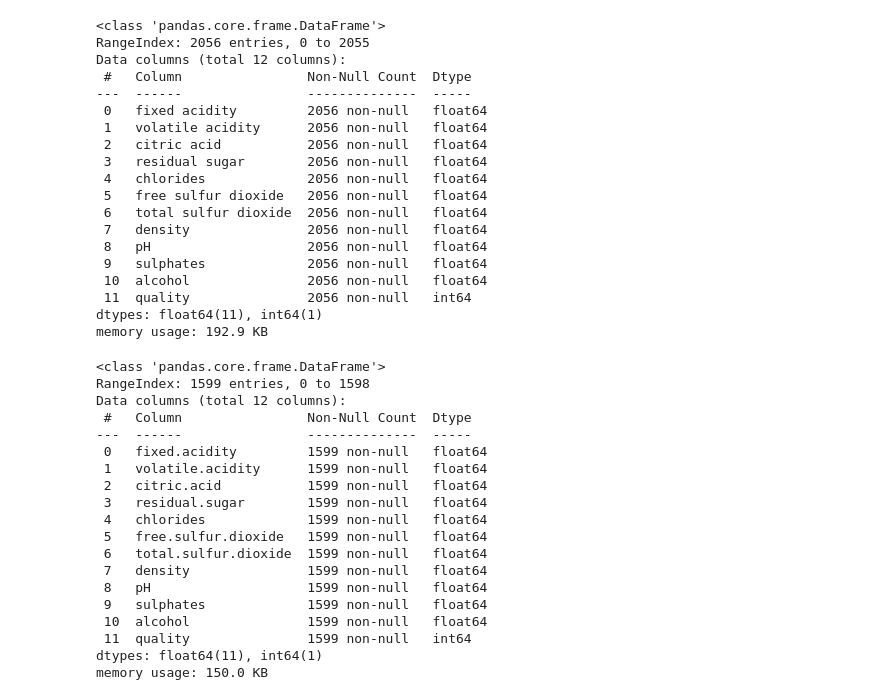
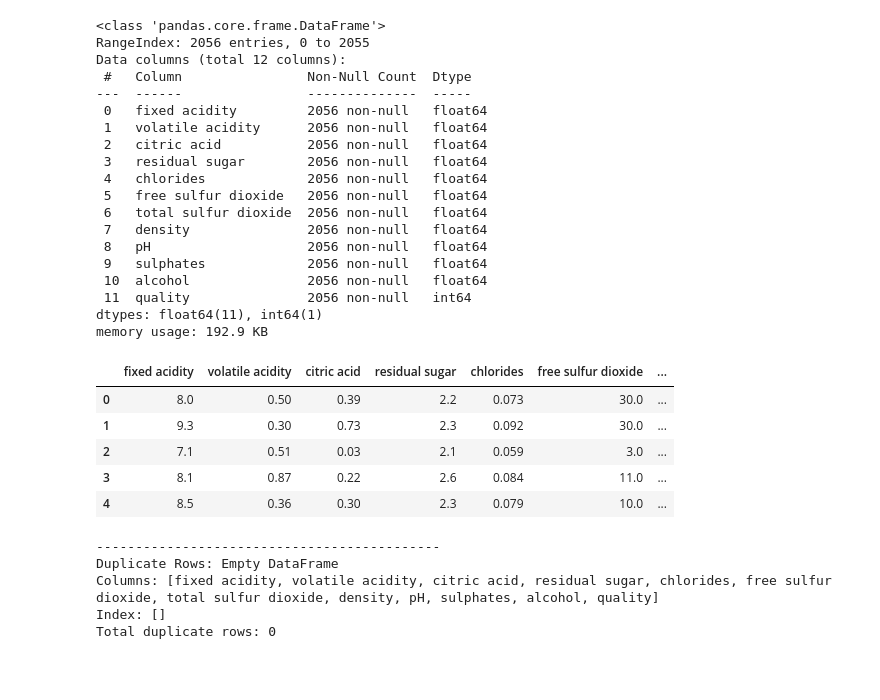
Before and after one commit to Nicholas-Simpson/Project-4, a Jupyter notebook: Michael/wine_data_cleaning.ipynb, the cells around one changed output. Cells and saved outputs as stored; diff of their text form; code cells hidden in the pictures; blank space fills up the shorter version.

```diff
--- a/Michael/wine_data_cleaning.ipynb
+++ b/Michael/wine_data_cleaning.ipynb
@@ -41,46 +72,37 @@ memory usage: 118.0 KB
 # %%
 orig_train_noID = orig_train.drop(columns='Id')
 orig_train_noID.info()
+display(orig_train_noID.head())
+
+find_duplicate(orig_train_noID)
 # %% [output]
 <class 'pandas.core.frame.DataFrame'>
 RangeIndex: 2056 entries, 0 to 2055
 Data columns (total 12 columns):
  #   Column                Non-Null Count  Dtype
 ---  ------                --------------  -----
  0   fixed acidity         2056 non-null   float64
  1   volatile acidity      2056 non-null   float64
  2   citric acid           2056 non-null   float64
  3   residual sugar        2056 non-null   float64
  4   chlorides             2056 non-null   float64
  5   free sulfur dioxide   2056 non-null   float64
  6   total sulfur dioxide  2056 non-null   float64
  7   density               2056 non-null   float64
  8   pH                    2056 non-null   float64
  9   sulphates             2056 non-null   float64
  10  alcohol               2056 non-null   float64
  11  quality               2056 non-null   int64
 dtypes: float64(11), int64(1)
 memory usage: 192.9 KB
+|  | fixed acidity | volatile acidity | citric acid | residual sugar | chlorides | free sulfur dioxide | ... |
+| 0 | 8.0 | 0.50 | 0.39 | 2.2 | 0.073 | 30.0 | ... |
+| 1 | 9.3 | 0.30 | 0.73 | 2.3 | 0.092 | 30.0 | ... |
+| 2 | 7.1 | 0.51 | 0.03 | 2.1 | 0.059 | 3.0 | ... |
+| 3 | 8.1 | 0.87 | 0.22 | 2.6 | 0.084 | 11.0 | ... |
+| 4 | 8.5 | 0.36 | 0.30 | 2.3 | 0.079 | 10.0 | ... |
+--------------------------------------------
+Duplicate Rows: Empty DataFrame
+Columns: [fixed acidity, volatile acidity, citric acid, residual sugar, chlorides, free sulfur dioxide, total sulfur dioxide, density, pH, sulphates, alcohol, quality]
+Index: []
+Total duplicate rows: 0
-# %%
-red_data_noID = red_data.drop(columns='Unnamed: 0')
-red_data_noID.info()
-# %% [output]
-<class 'pandas.core.frame.DataFrame'>
-RangeIndex: 1599 entries, 0 to 1598
-Data columns (total 12 columns):
- #   Column                Non-Null Count  Dtype
----  ------                --------------  -----
- 0   fixed.acidity         1599 non-null   float64
- 1   volatile.acidity      1599 non-null   float64
- 2   citric.acid           1599 non-null   float64
- 3   residual.sugar        1599 non-null   float64
- 4   chlorides             1599 non-null   float64
- 5   free.sulfur.dioxide   1599 non-null   float64
- 6   total.sulfur.dioxide  1599 non-null   float64
- 7   density               1599 non-null   float64
- 8   pH                    1599 non-null   float64
- 9   sulphates             1599 non-null   float64
- 10  alcohol               1599 non-null   float64
- 11  quality               1599 non-null   int64
-dtypes: float64(11), int64(1)
-memory usage: 150.0 KB
```
Also changed, not shown: parts of 15 cells of this notebook, 2 other files.
